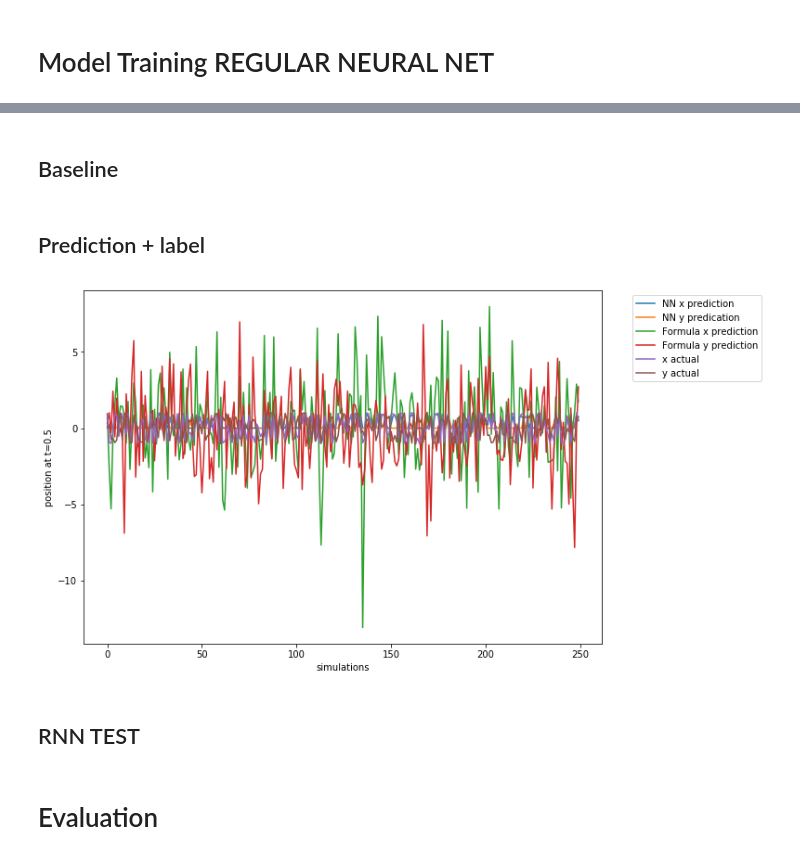
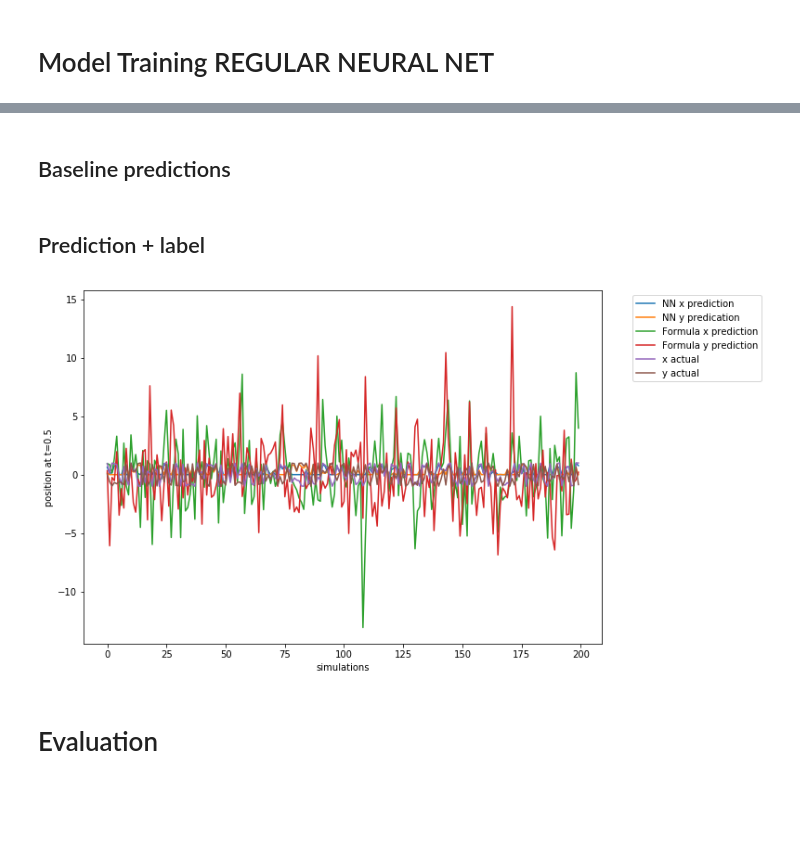
Before and after one commit to adiljahouh/2AMM10_38, a Jupyter notebook: assignment_2_3/a2_skeleton.ipynb, the cells around one changed output, grey strips where cells are left out. Drawn from its saved outputs; the diff is of its cells as text; code cells hidden in the pictures; blank space fills up the shorter version.

```diff
--- a/assignment_2_3/a2_skeleton.ipynb
+++ b/assignment_2_3/a2_skeleton.ipynb
@@ -213,7 +213,7 @@ class MyDataset(Dataset):
 
         if self.transform is not None:
             reshaped_array = self.transform(reshaped_array)
-            y = self.transform(reshaped_array)
+            y = self.transform(y)
 
         return reshaped_array, y
 
@@ -265,17 +263,20 @@ class SimpleModel(nn.Module):
         self.layer1 = nn.Linear(input_dim, 32)
         self.layer2 = nn.Linear(32, 64)
         self.layer3 = nn.Linear(64, 10)
-        self.layer4 = nn.Linear(64, 32)
-        self.layer5 = nn.Linear(32, 10)
+        # self.layer4 = nn.Linear(64, 32)
+        # self.layer5 = nn.Linear(32, 10)
+        self.norm1 = nn.BatchNorm1d(32)
+        self.norm2 = nn.BatchNorm1d(64)
+        self.norm3 = nn.BatchNorm1d(10)
         self.drop = nn.Dropout(0.2)
 
 
     def forward(self, x):
-        x = F.relu(self.layer1(x))
+        x = self.norm1(F.relu(self.layer1(x)))
         x = self.drop(x)
-        x = F.relu(self.layer2(x))
+        x = self.norm2(F.relu(self.layer2(x)))
         x = self.drop(x)
-        x = F.relu(self.layer3(x))
+        x = self.norm3(F.relu(self.layer3(x)))
         # x = F.relu(self.layer4(x))
         # x = F.relu(self.layer5(x))
         # x = self.drop(x)
@@ -344,5 +446,5 @@ plt.show()
 # %% [markdown]
-## Baseline
+## Baseline predictions
 # %%
 # GET FORMULA PREDICTIONS
 def baseline_prediction():
@@ -377,7 +479,7 @@ def test(model, test_loader):
 # %%
 test_output, labels = test(model, test_loader)
 # append predictions and labels to list
-def split_output():
+def split_output(test_output, labels):
     test_x = []
     test_y = []
     act_x = []
@@ -402,23 +504,21 @@ def split_output():
 
     return test_x, test_y, act_x, act_y
 
-x_pred, y_pred, x_act, y_act = split_output()
+x_pred, y_pred, x_act, y_act = split_output(test_output, labels)
 # %%
 fig = plt.figure()
 plt.xlabel('simulations')
 plt.ylabel('position at t=0.5')
 fig.set_size_inches(10, 7)
-plt.plot(x_pred[::40], label='NN x prediction')
-plt.plot(y_pred[::40], label='NN y predication') #tends to predict 0 here
-plt.plot(baseline_pred_x[::40], label='Formula x prediction')
-plt.plot(baseline_pred_y[::40], label='Formula y prediction')
-plt.plot(x_act[::40], label='x actual ')
-plt.plot(y_act[::40], label='y actual')
+plt.plot(x_pred[::50], label='NN x prediction')
+plt.plot(y_pred[::50], label='NN y predication')
+plt.plot(baseline_pred_x[::50], label='Formula x prediction') # not normalized
+plt.plot(baseline_pred_y[::50], label='Formula y prediction') # not normalized
+plt.plot(x_act[::50], label='x actual ')
+plt.plot(y_act[::50], label='y actual')
 plt.legend(bbox_to_anchor=(1.05, 1.0), loc='upper left')
 plt.show()
 
 # PROBLEM: DATA IS NORMALIZED BUT BASELINE PREDICTIONS ARENT
 # %% [output]
-[figure, old version]
+[figure, new version]
-# %% [markdown]
-## RNN TEST
```
Also changed, not shown: parts of 16 cells of this notebook.
